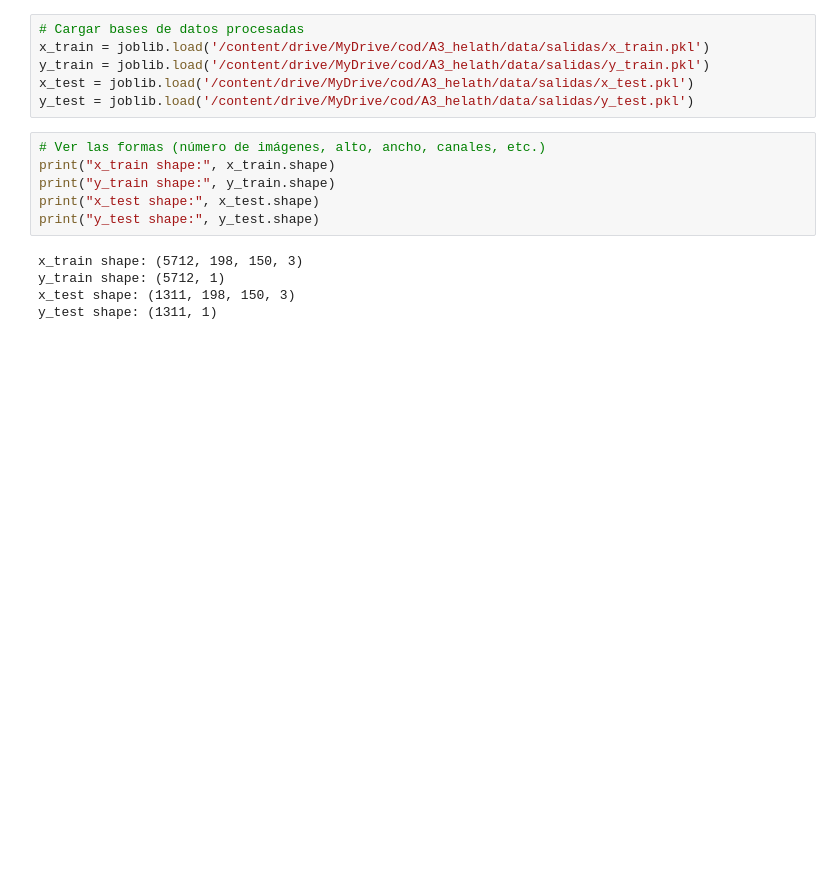
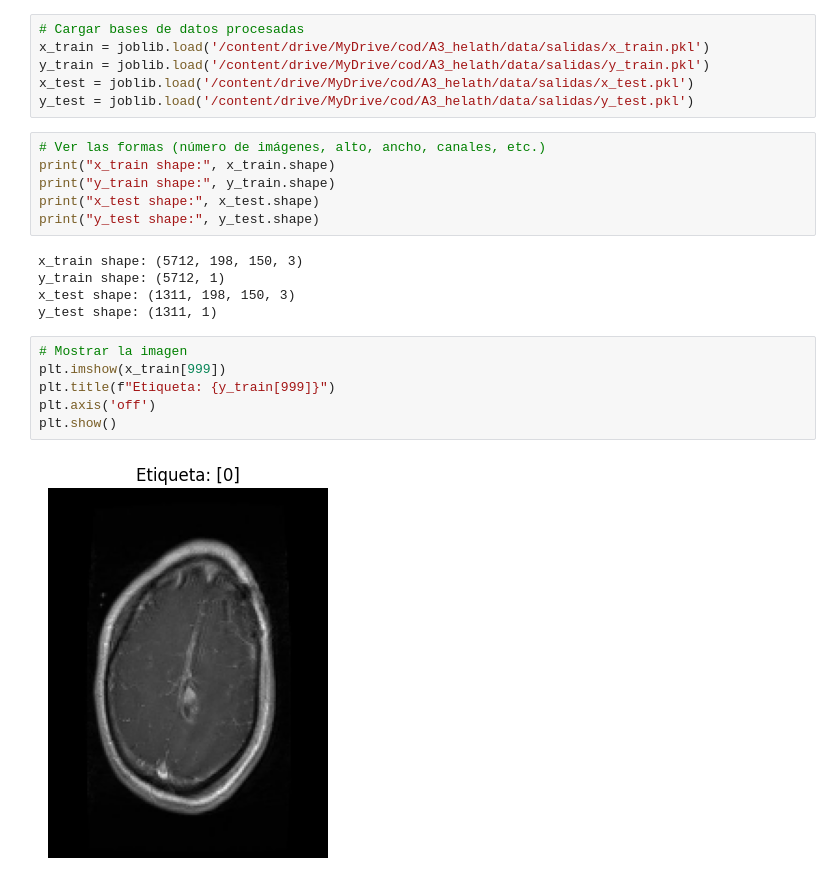
Before and after one commit to niconinov/A3_helath, a Jupyter notebook: b_modelos.ipynb, the cells around one changed output. Saved outputs shown, nothing was run; the diff lists cells and outputs as text; blank space fills up the shorter version.

```diff
--- a/b_modelos.ipynb
+++ b/b_modelos.ipynb
@@ -30,4 +36,12 @@ x_train shape: (5712, 198, 150, 3)
 y_train shape: (5712, 1)
 x_test shape: (1311, 198, 150, 3)
 y_test shape: (1311, 1)
+# %%
+# Mostrar la imagen
+plt.imshow(x_train[999])
+plt.title(f"Etiqueta: {y_train[999]}")
+plt.axis('off')
+plt.show()
+# %% [output]
+[figure, added]
 # %%
```
Also changed, not shown: parts of 12 cells of this notebook, 1 other file.
